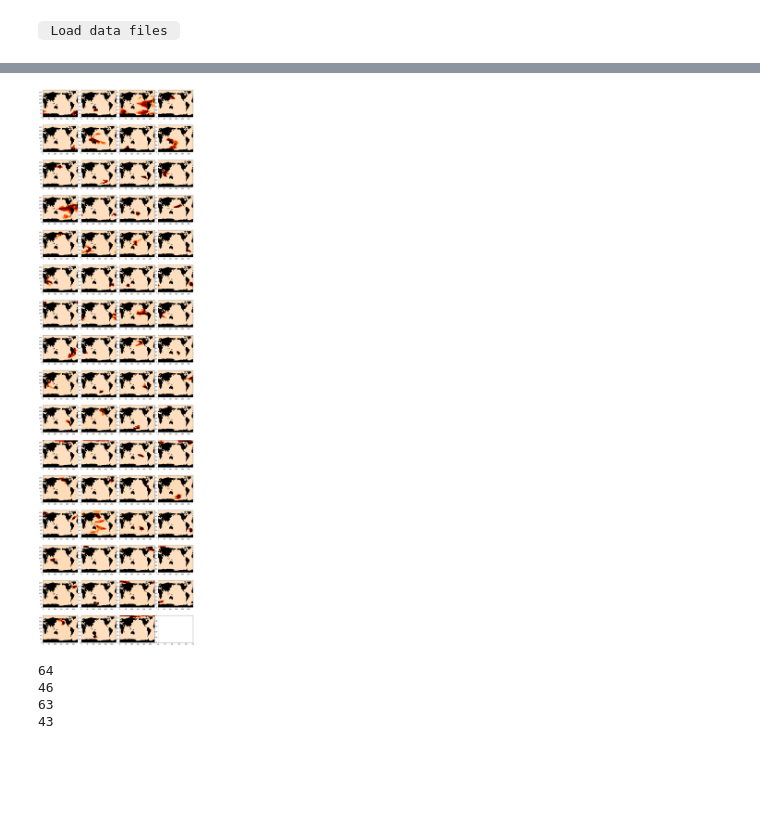
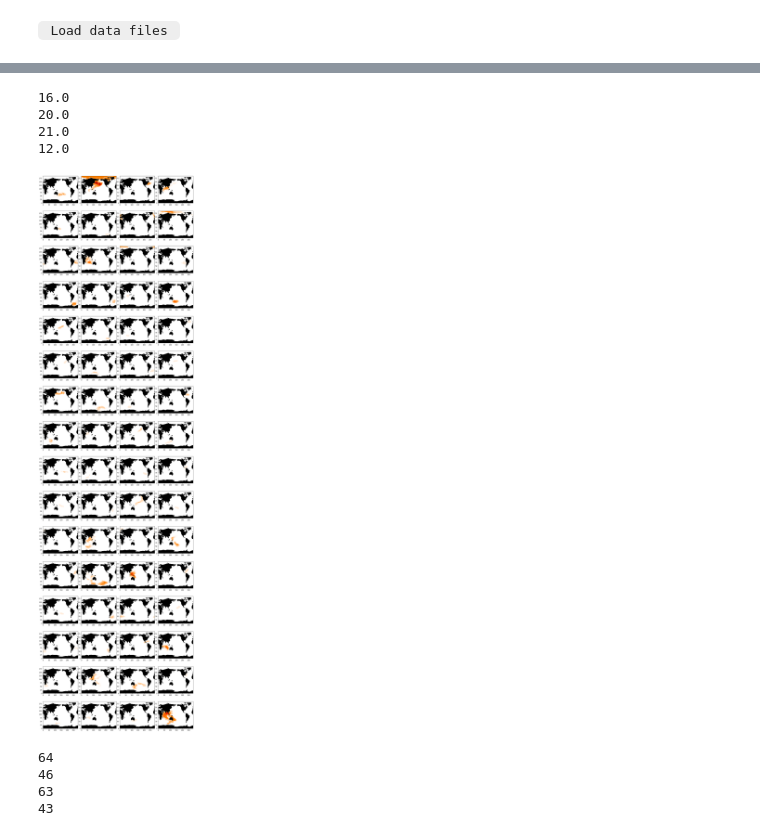
Before and after one commit to CassiaCai/marine_heatwaves, a Jupyter notebook: 3_clusteranalysispipeline.ipynb, the cells around one changed output, grey strips where cells are left out. Drawn from its saved outputs; the diff is of its cells as text; code cells hidden in the pictures; blank space fills up the shorter version.

```diff
--- a/3_clusteranalysispipeline.ipynb
+++ b/3_clusteranalysispipeline.ipynb
@@ -121,30 +88,29 @@ def month_indices_list(list_of_arrays):
 # %%
-winter = month_indices_list([month_indices[0],month_indices[1],month_indices[11]]) # Jan, Feb, and Dec
-spring = month_indices_list([month_indices[2],month_indices[3],month_indices[4]]) # March, April, and May
-summer = month_indices_list([month_indices[5],month_indices[6],month_indices[7]]) # June, July, and Aug
-fall = month_indices_list([month_indices[8],month_indices[9],month_indices[10]]) # Sept, Oct, and Nov
+winter = set(month_indices_list([month_indices[0],month_indices[1],month_indices[11]]))  # Jan, Feb, Dec
+spring = set(month_indices_list([month_indices[2],month_indices[3],month_indices[4]]))   # March, April, May
+summer = set(month_indices_list([month_indices[5],month_indices[6],month_indices[7]]))   # June, July, Aug
+fall = set(month_indices_list([month_indices[8],month_indices[9],month_indices[10]]))    # Sept, Oct, Nov
 # %%
-%%time
-# ---------------------------------------
-# Density Analysis
-# Where things light up on the map
-# ---------------------------------------
-event_lengths = [] # all marine heatwaves
-density_analysis_arrays = [] # marine heatwaves that last longer than one month
-full__analysis_arrays = []
-short_density_analysis_arrays = [] # marine heatwaves that are one month long
+event_lengths = [] # saving the lengths of all MHWs
+full__analysis_arrays = [] # all MHWs
+density_analysis_arrays = [] # MHWs that last longer than X months
+short_density_analysis_arrays = [] # MHWs that are X months long
 nonzeroind_list = []
 i_index= []
-for i in range(0,len(full_use_grids)):
-    sum_of_one = full_use_grids[i].sum(axis=(0))
 
-    reshaped_sum_of_one = full_use_grids[i].reshape(481,192*288)
+grids_to_use = full_use_grids
+
+for i in range(0,len(grids_to_use)):
+    sum_of_one = grids_to_use[i].sum(axis=(0))
+    reshaped_sum_of_one = grids_to_use[i].reshape(481,192*288)
     a = reshaped_sum_of_one.sum(axis=(1))
+
     nonzeroind = np.nonzero(a) # starts at 1975-01-01 and ends on 2015-01-01
     nonzeroind_list.append(nonzeroind)
     event_len = np.nanmax(sum_of_one)
     event_lengths.append(event_len)
-    if event_len > 2: # Can change this so we are looking at really long heatwaves
+
+    if event_len > 1: # Can change this so we are looking at really long heatwaves
         density_analysis_arrays.append(sum_of_one)
         full__analysis_arrays.append(sum_of_one)
         i_index.append(i)
@@ -191,6 +135 @@ begin_indices = Extract(nonzeroind_list)
-# %%
-winter = set(winter)
-spring = set(spring)
-summer = set(summer)
-fall = set(fall)
 # %%
@@ -286,18 +223,28 @@ winter_short_arrays = [winter_analysis_arrays[x] for x in indices_1_winter]
 spring_short_arrays = [spring_analysis_arrays[x] for x in indices_1_spring]
 summer_short_arrays = [summer_analysis_arrays[x] for x in indices_1_summer]
 fall_short_arrays = [fall_analysis_arrays[x] for x in indices_1_fall]
+# %%
+print(np.nanmax(length_of_mhws_winter))
+print(np.nanmax(length_of_mhws_spring))
+print(np.nanmax(length_of_mhws_summer))
+print(np.nanmax(length_of_mhws_fall))
+# %% [output]
+16.0
+20.0
+21.0
+12.0
 # %%
-## --------------------------------------- plotting all long mhws
-array_of_interest = summer_long_arrays #winter_long_arrays, fall_long_arrays, spring_long_arrays
+# Plotting all long mhws (long is defined as longer than 1 month long)
+array_of_interest = winter_long_arrays #summer_long_arrays, fall_long_arrays, spring_long_arrays
 fig, axs = plt.subplots(16,4, figsize=(18, 68), facecolor='w', edgecolor='k')
 fig.subplots_adjust(hspace = .3, wspace=.1)
 axs = axs.ravel()
 
 for i in range(len(array_of_interest)):
-    axs[i].contourf(array_of_interest[i], cmap='gist_heat_r')
+    axs[i].contourf(array_of_interest[i], cmap='gist_heat_r',vmin=1, vmax=25)
     axs[i].contourf(land_mask,cmap='binary_r',vmin=0)
 # %% [output]
-[figure, old version]
+[figure, new version]
 # %%
 print(len(indices_greater_than1_winter))
 print(len(indices_greater_than1_spring))
```
Also changed, not shown: parts of 49 cells of this notebook.
